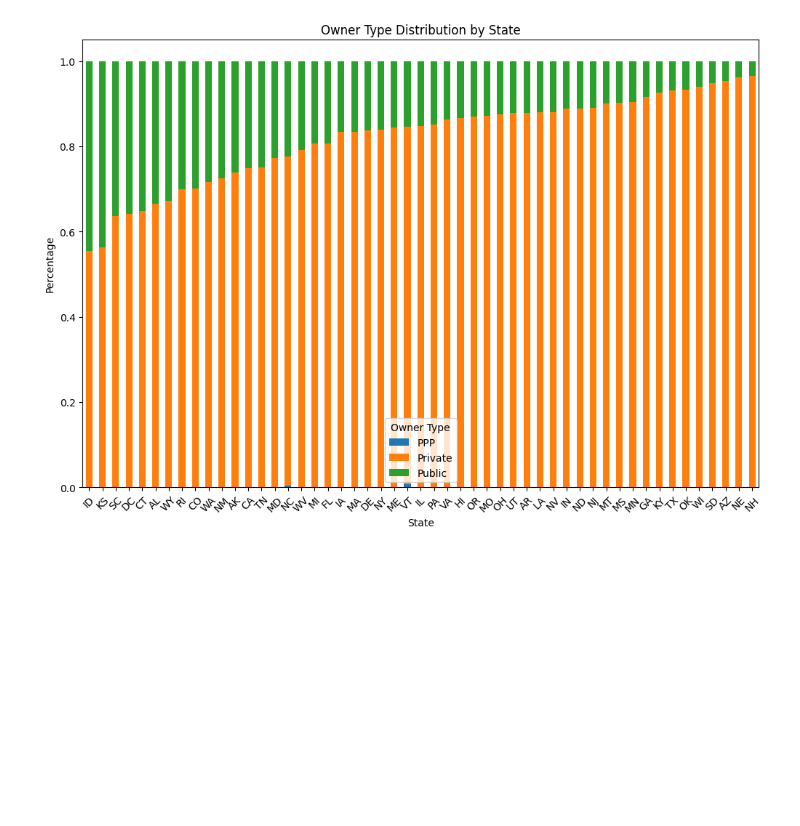
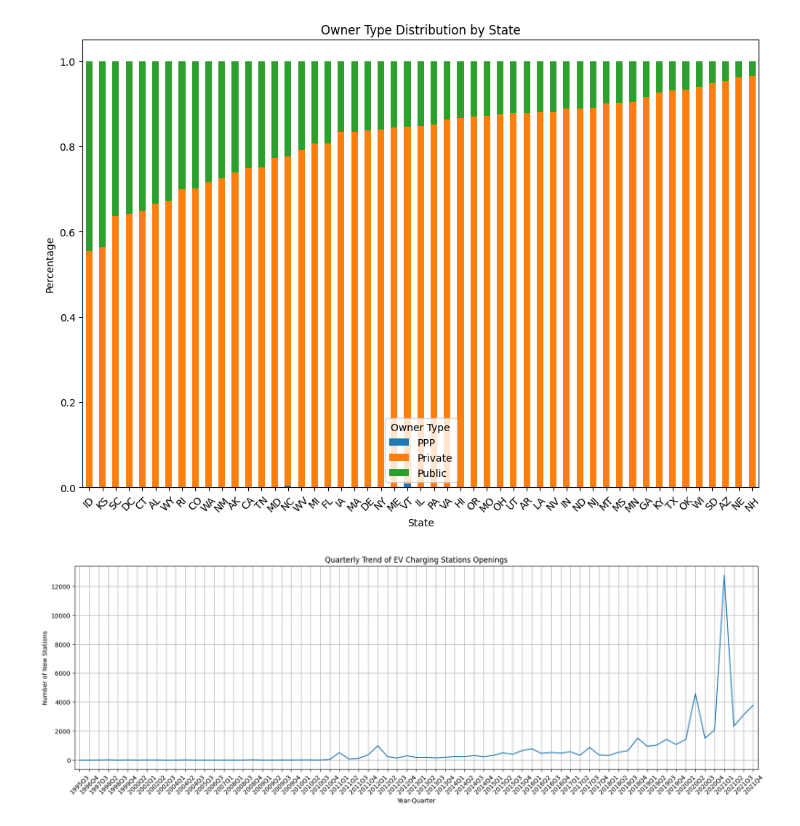
Before and after one commit to onetrue-6657/dataio2025, a Jupyter notebook: ev_stations.ipynb, the cells around one changed output. Cells and saved outputs as stored; diff of their text form; code cells hidden in the pictures; blank space fills up the shorter version.

Commit message:
Update ev_stations.py, Add Data Trend Quarterly and Yearly

```diff
--- a/ev_stations.ipynb
+++ b/ev_stations.ipynb
@@ -11,0 +11,7 @@ df = pd.read_csv('ev_stations_v1.csv')
+# %%
+with open("ev_stations_v1.csv", "rb") as f:
+    result = chardet.detect(f.read(100000))  # 只检测前 100000 个字节
+    print(result)  # 输出编码格式
+
+# 使用检测到的编码格式读取 CSV
+df = pd.read_csv("ev_stations_v1.csv", encoding=result["encoding"])
@@ -249,3 +257,26 @@ plt.xticks(rotation=45)
 plt.show()
 # %% [output]
 [figure]
+# %%
+# Open Data Trend Quarterly
+
+open_date_data = df[['Open Date']]
+open_date_data = open_date_data.dropna(subset=['Open Date'])
+open_date_data["Open Date"] = pd.to_datetime(df["Open Date"])
+open_date_data = open_date_data[open_date_data["Open Date"] < "2022-01-01"]
+
+open_date_data["Year-Quarter"] = open_date_data["Open Date"].dt.to_period("Q")
+quarter_counts = open_date_data["Year-Quarter"].value_counts().sort_index()
+
+plt.figure(figsize=(20, 6))
+plt.xlim(-0.5, len(quarter_counts) - 0.5)
+plt.plot(quarter_counts.index.astype(str), quarter_counts.values, marker="", linestyle="-")
+plt.xlabel("Year-Quarter")
+plt.ylabel("Number of New Stations")
+plt.title("Quarterly Trend of EV Charging Stations Openings")
+plt.xticks(rotation=45)
+plt.grid(True)
+
+plt.show()
+# %% [output]
+[figure, added]
```
Also changed, not shown: parts of 4 cells of this notebook, 9 other files.
